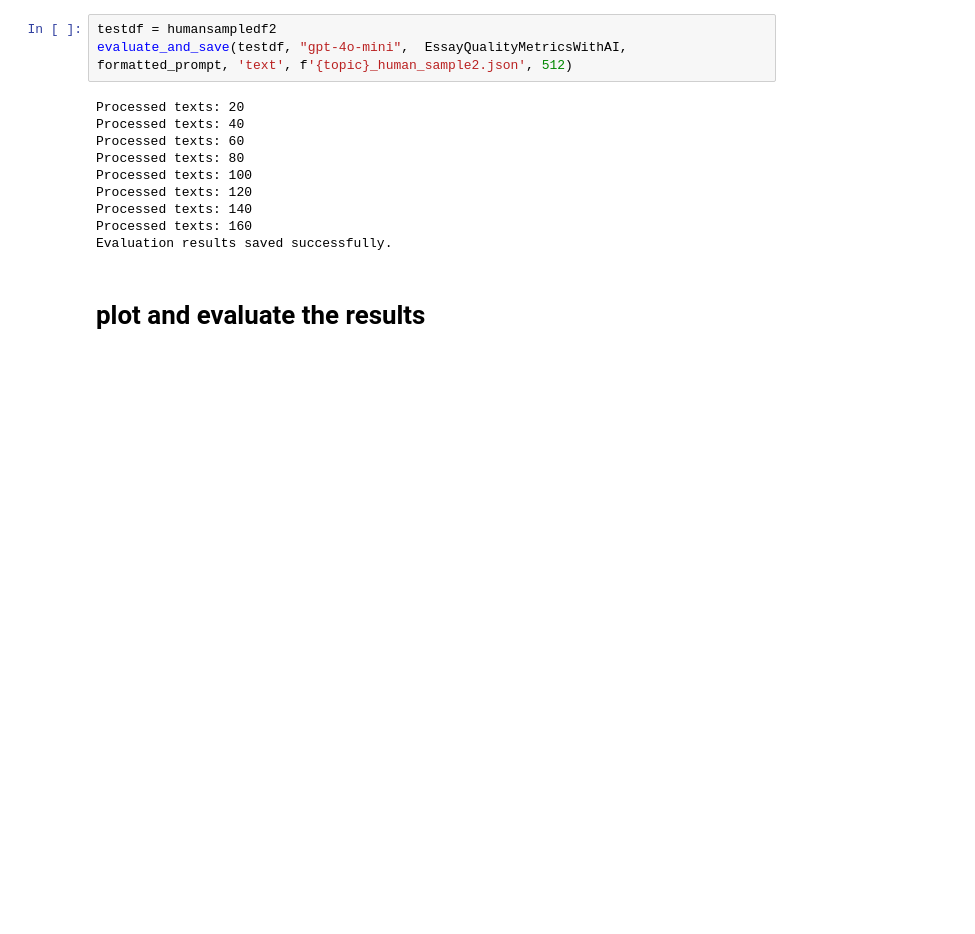
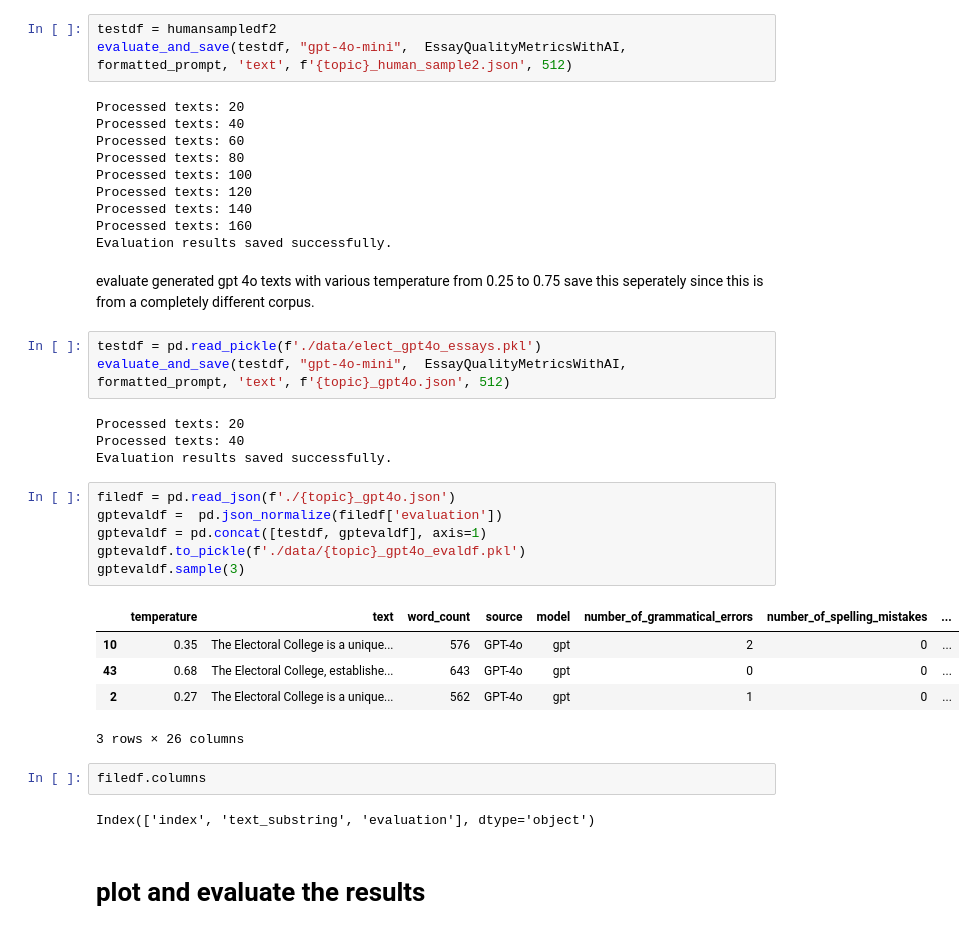
Before and after one commit to uwyang/blog_aidetector, a Jupyter notebook: blog3_gpt4o_evaluation.ipynb, the cells around one changed output. Drawn from its saved outputs; the diff is of its cells as text; blank space fills up the shorter version.

```diff
--- a/blog3_gpt4o_evaluation.ipynb
+++ b/blog3_gpt4o_evaluation.ipynb
@@ -193,6 +193,32 @@ Processed texts: 120
 Processed texts: 140
 Processed texts: 160
 Evaluation results saved successfully.
+# %% [markdown]
+evaluate generated gpt 4o texts with various temperature from 0.25 to 0.75
+save this seperately since this is from a completely different corpus.
+# %%
+testdf = pd.read_pickle(f'./data/elect_gpt4o_essays.pkl')
+evaluate_and_save(testdf, "gpt-4o-mini",  EssayQualityMetricsWithAI, formatted_prompt, 'text', f'{topic}_gpt4o.json', 512)
+# %% [output]
+Processed texts: 20
+Processed texts: 40
+Evaluation results saved successfully.
+# %%
+filedf = pd.read_json(f'./{topic}_gpt4o.json')
+gptevaldf =  pd.json_normalize(filedf['evaluation'])
+gptevaldf = pd.concat([testdf, gptevaldf], axis=1)
+gptevaldf.to_pickle(f'./data/{topic}_gpt4o_evaldf.pkl')
+gptevaldf.sample(3)
+# %% [output]
+|  | temperature | text | word_count | source | model | number_of_grammatical_errors | number_of_spelling_mistakes | ... |
+| 10 | 0.35 | The Electoral College is a unique... | 576 | GPT-4o | gpt | 2 | 0 | ... |
+| 43 | 0.68 | The Electoral College, establishe... | 643 | GPT-4o | gpt | 0 | 0 | ... |
+| 2 | 0.27 | The Electoral College is a unique... | 562 | GPT-4o | gpt | 1 | 0 | ... |
+3 rows × 26 columns
+# %%
+filedf.columns
+# %% [output]
+Index(['index', 'text_substring', 'evaluation'], dtype='object')
 # %% [markdown]
 # plot and evaluate the results
 # %%
```
Also changed, not shown: parts of 3 cells of this notebook, 10 other files.
